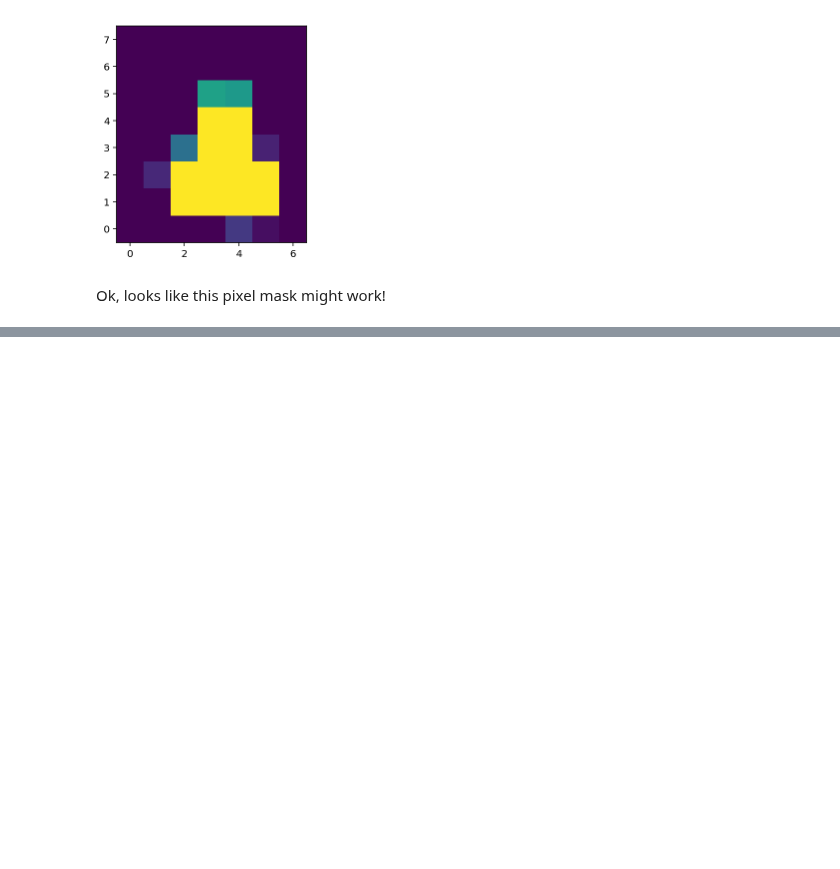
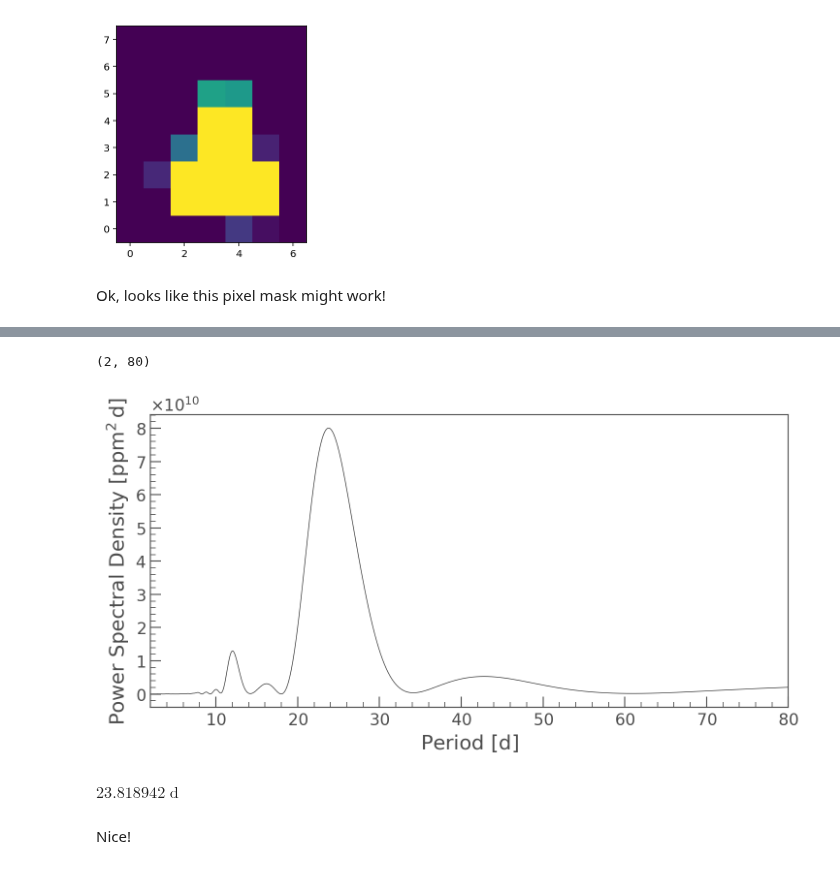
Before and after one commit to BrownDwarf/subsub, a Jupyter notebook: notebooks/K2_C16_M67_lightcurve_search.ipynb, the cells around one changed output, grey strips where cells are left out. Saved outputs shown, nothing was run; the diff lists cells and outputs as text; code cells hidden in the pictures; blank space fills up the shorter version.

```diff
--- a/notebooks/K2_C16_M67_lightcurve_search.ipynb
+++ b/notebooks/K2_C16_M67_lightcurve_search.ipynb
@@ -190,0 +203,13 @@ lc_targ.periodogram().plot()
+# %%
+pg = lc_targ.periodogram(oversample_factor=50)
+pg.plot(format='period')
+plt.xlim(2, 80)
+# %% [output]
+(2, 80)
+[figure, added]
+# %%
+pg.period_at_max_power
+# %% [output]
+$23.818942 \; \mathrm{d}$
+# %% [markdown]
+Nice!
```
Also changed, not shown: parts of 8 cells of this notebook.
